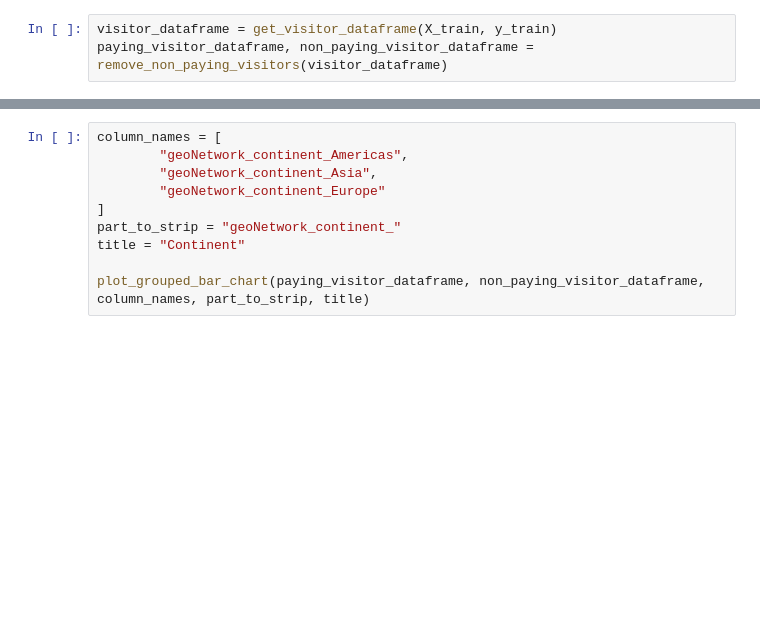
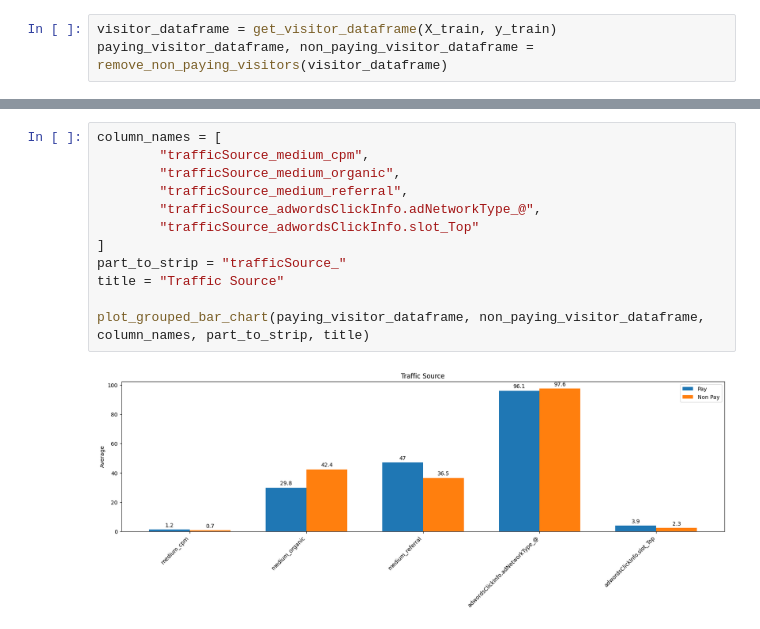
Before and after one commit to thymenyj/samsung, a Jupyter notebook: jupyter/app/feature_analysis.ipynb, the cells around one changed output, grey strips where cells are left out. Saved outputs shown, nothing was run; the diff lists cells and outputs as text; blank space fills up the shorter version.

```diff
--- a/jupyter/app/feature_analysis.ipynb
+++ b/jupyter/app/feature_analysis.ipynb
@@ -402,10 +160,14 @@ plot_grouped_bar_chart(paying_visitor_dataframe, non_paying_visitor_dataframe, c
 # %%
 column_names = [
-        "geoNetwork_continent_Americas",
-        "geoNetwork_continent_Asia",
-        "geoNetwork_continent_Europe"
+        "trafficSource_medium_cpm",
+        "trafficSource_medium_organic",
+        "trafficSource_medium_referral",
+        "trafficSource_adwordsClickInfo.adNetworkType_@",
+        "trafficSource_adwordsClickInfo.slot_Top"
 ]
-part_to_strip = "geoNetwork_continent_"
-title = "Continent"
+part_to_strip = "trafficSource_"
+title = "Traffic Source"
 
 plot_grouped_bar_chart(paying_visitor_dataframe, non_paying_visitor_dataframe, column_names, part_to_strip, title)
+# %% [output]
+[figure, added]
```
Also changed, not shown: parts of 15 cells of this notebook, 1 other file.
